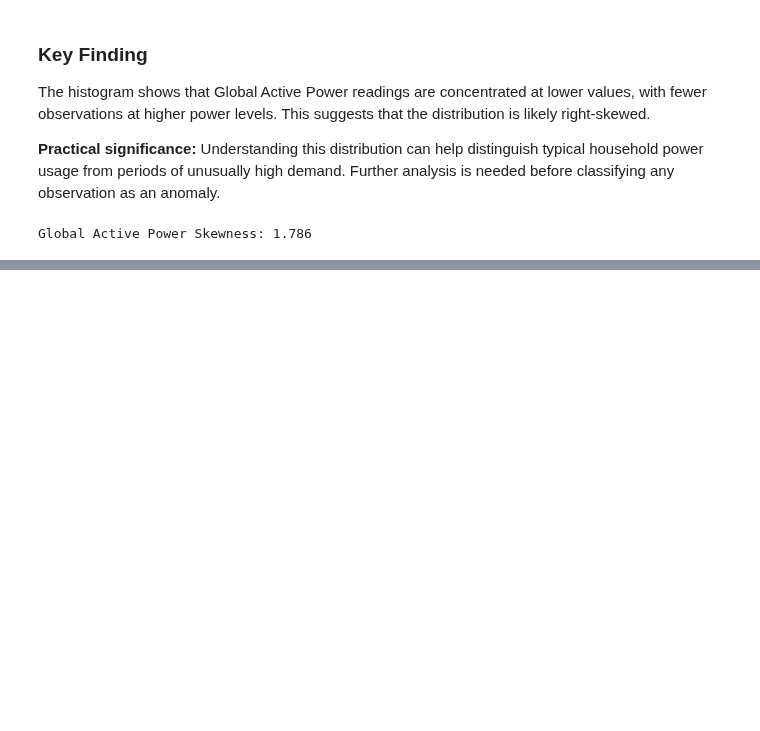
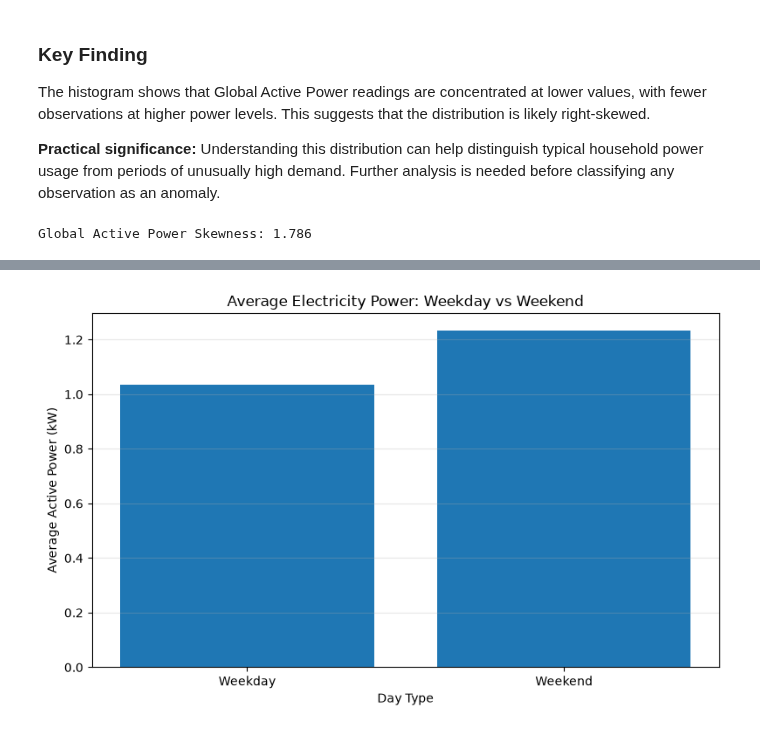
Before and after one commit to ujjwalpatil098/git-semproject-1, a Jupyter notebook: EDA.ipynb, the cells around one changed output, grey strips where cells are left out. Cells and saved outputs as stored; diff of their text form; code cells hidden in the pictures; blank space fills up the shorter version.

```diff
--- a/EDA.ipynb
+++ b/EDA.ipynb
@@ -180,0 +392,16 @@ Global Active Power Skewness: 1.786
+# %%
+# Compare weekday and weekend electricity consumption
+
+df['Day_Type'] = df['Is_Weekend'].map({
+    False: 'Weekday',
+    True: 'Weekend'
+})
+
+day_type_analysis = df.groupby('Day_Type').agg(
+    Average_Power_kW=('Global_active_power', 'mean'),
+    Total_Energy_kWh=('Energy_kWh', 'sum'),
+    Number_of_Readings=('Global_active_power', 'count')
+).reset_index()
+
+print("Weekday vs Weekend Analysis:")
+print(day_type_analysis.round(3))
@@ -180,0 +426,17 @@ Global Active Power Skewness: 1.786
+# %%
+plt.figure(figsize=(8, 5))
+
+plt.bar(
+    day_type_analysis['Day_Type'],
+    day_type_analysis['Average_Power_kW']
+)
+
+plt.title('Average Electricity Power: Weekday vs Weekend')
+plt.xlabel('Day Type')
+plt.ylabel('Average Active Power (kW)')
+plt.grid(axis='y', alpha=0.3)
+
+plt.tight_layout()
+plt.show()
+# %% [output]
+[figure, added]
```
Also changed, not shown: parts of 33 cells of this notebook.
